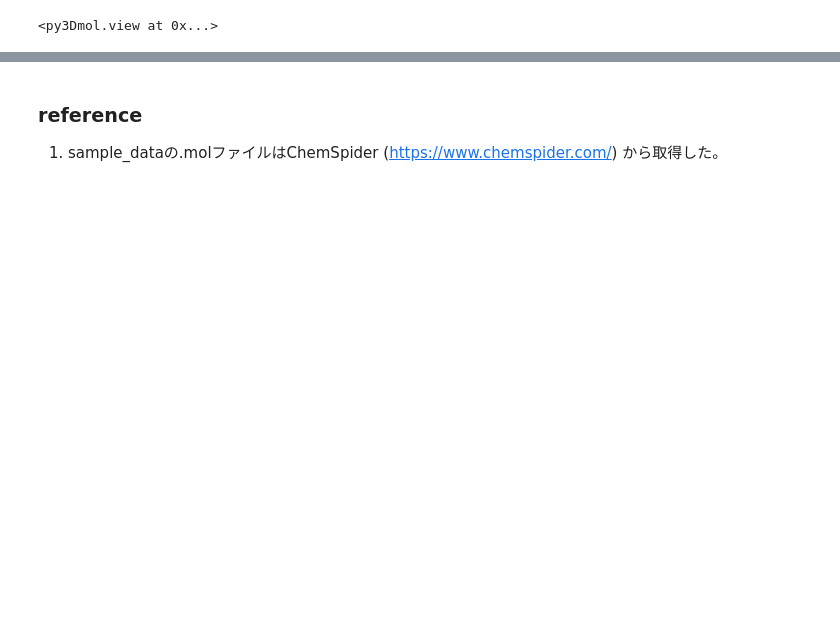
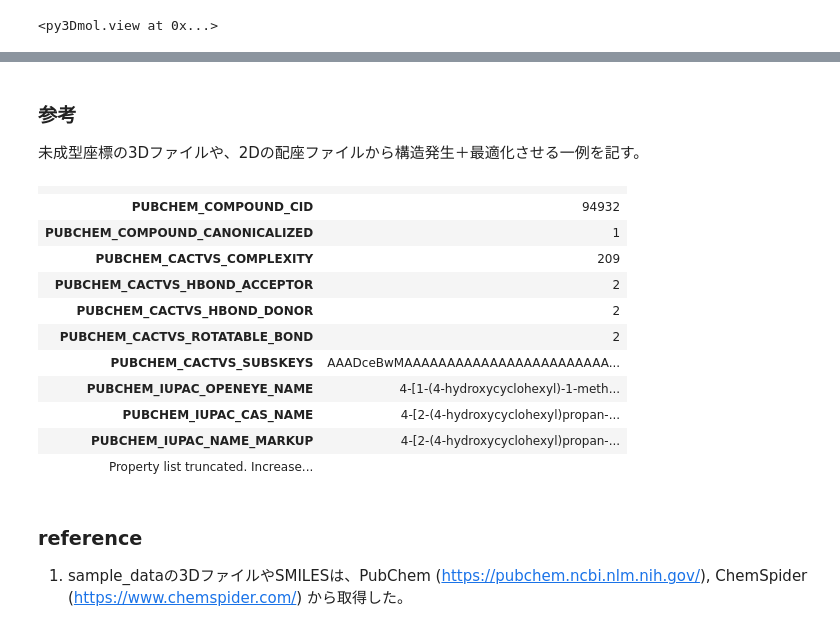
Before and after one commit to PEJpOhno/mol-aspect, a Jupyter notebook: examples/example_script.ipynb, the cells around one changed output, grey strips where cells are left out. Drawn from its saved outputs; the diff is of its cells as text; code cells hidden in the pictures; blank space fills up the shorter version.

```diff
--- a/examples/example_script.ipynb
+++ b/examples/example_script.ipynb
@@ -91,3 +167,34 @@ view
+# %% [markdown]
+### 参考
+未成型座標の3Dファイルや、2Dの配座ファイルから構造発生＋最適化させる一例を記す。
+# %%
+from rdkit import Chem
+from rdkit.Chem import AllChem
+
+suppl = Chem.SDMolSupplier("./sample_data/Structure2D_COMPOUND_CID_94932.sdf", removeHs=False)
+mol_0 = suppl[0] # 今回は位置化合物だが、最初の化合物を取り出している
+target_mol = Chem.AddHs(mol_0) # 水素の欠損がある場会に備えて
+status_3D = AllChem.EmbedMolecule(target_mol) # 立体配座を生成, status_3D = 0で成功
+status_optimize = AllChem.UFFOptimizeMolecule(target_mol)
+
+# mol-aspectで使用するために.molファイルで出力する場合（コメントアウトを解除して使用）
+# Chem.MolToMolFile(target_mol, "./sample_data/target_mol.mol")
+
+# 立体配座生成、構造最適化した分子を表示しておく
+target_mol
+# %% [output]
+|  |  |
+| PUBCHEM_COMPOUND_CID | 94932 |
+| PUBCHEM_COMPOUND_CANONICALIZED | 1 |
+| PUBCHEM_CACTVS_COMPLEXITY | 209 |
+| PUBCHEM_CACTVS_HBOND_ACCEPTOR | 2 |
+| PUBCHEM_CACTVS_HBOND_DONOR | 2 |
+| PUBCHEM_CACTVS_ROTATABLE_BOND | 2 |
+| PUBCHEM_CACTVS_SUBSKEYS | AAADceBwMAAAAAAAAAAAAAAAAAAAAAAAA... |
+| PUBCHEM_IUPAC_OPENEYE_NAME | 4-[1-(4-hydroxycyclohexyl)-1-meth... |
+| PUBCHEM_IUPAC_CAS_NAME | 4-[2-(4-hydroxycyclohexyl)propan-... |
+| PUBCHEM_IUPAC_NAME_MARKUP | 4-[2-(4-hydroxycyclohexyl)propan-... |
+| Property list truncated. Increase... |  |
 # %% [markdown]
 ### reference
-1. sample_dataの.molファイルはChemSpider (https://www.chemspider.com/) から取得した。
+1. sample_dataの3DファイルやSMILESは、PubChem (https://pubchem.ncbi.nlm.nih.gov/), ChemSpider (https://www.chemspider.com/) から取得した。
```
Also changed, not shown: parts of 13 cells of this notebook, 20 other files.
